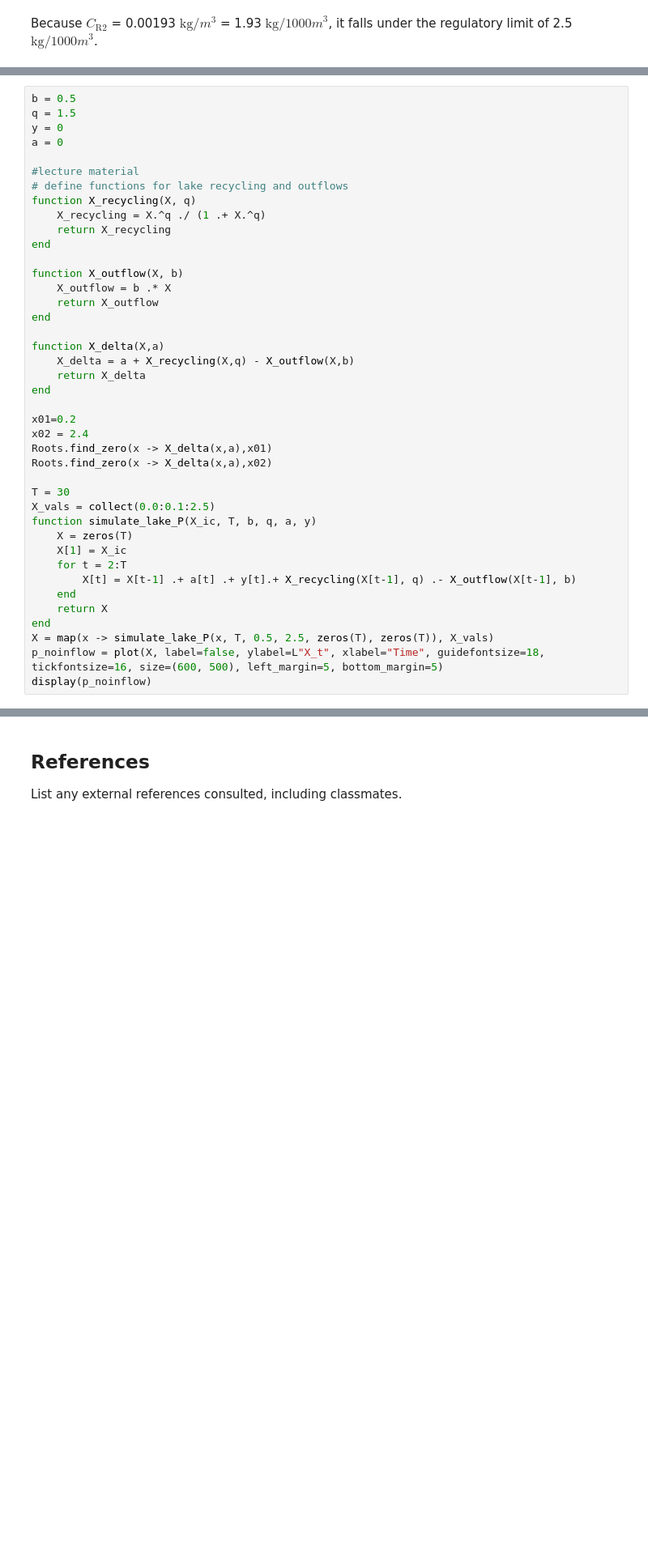
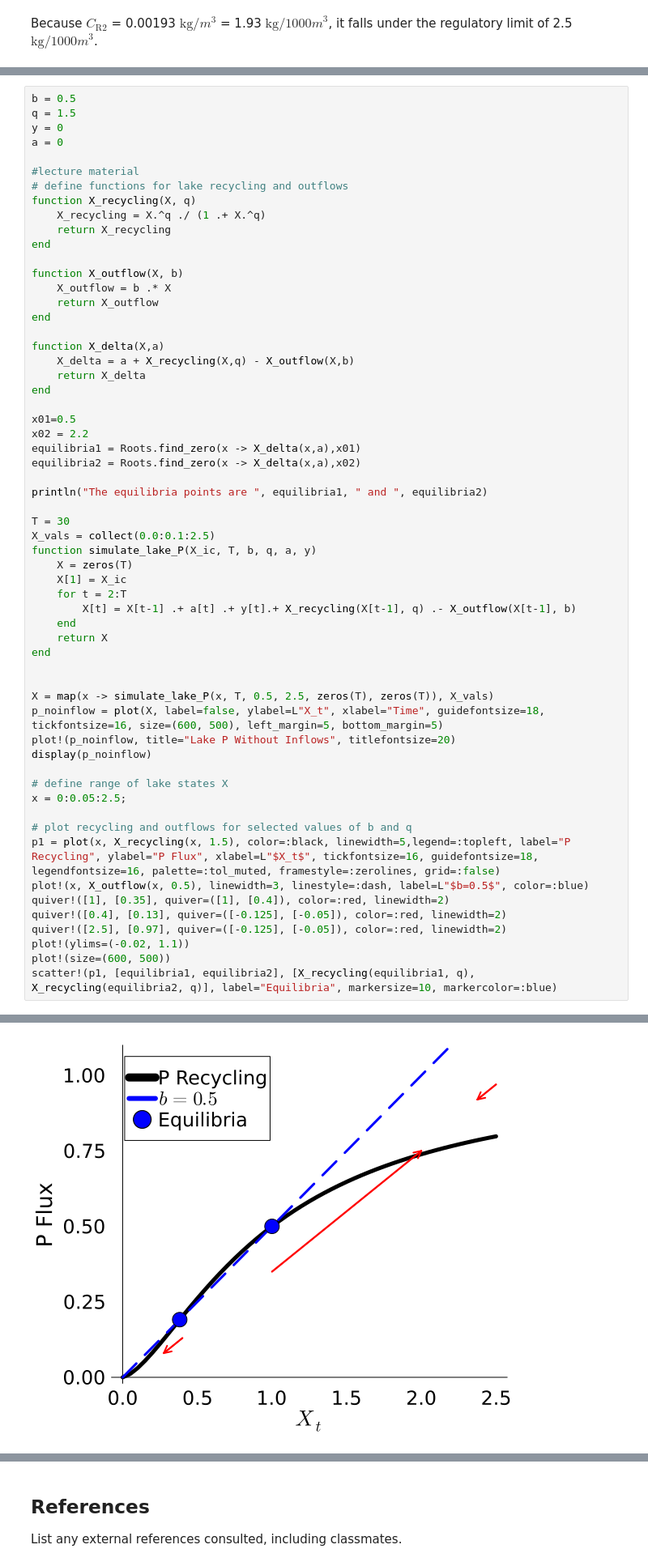
Before and after one commit to BEE4750-FA24/hw2-isa-ma-bay, a Jupyter notebook: hw02.ipynb, the cells around one changed output, grey strips where cells are left out. Shown: that part at 81% size. Saved outputs shown, nothing was run; the diff lists cells and outputs as text; blank space fills up the shorter version.

```diff
--- a/hw02.ipynb
+++ b/hw02.ipynb
@@ -215,10 +215,12 @@ function X_delta(X,a)
     return X_delta
 end
 
-x01=0.2
-x02 = 2.4
-Roots.find_zero(x -> X_delta(x,a),x01)
-Roots.find_zero(x -> X_delta(x,a),x02)
+x01=0.5
+x02 = 2.2
+equilibria1 = Roots.find_zero(x -> X_delta(x,a),x01)
+equilibria2 = Roots.find_zero(x -> X_delta(x,a),x02)
+
+println("The equilibria points are ", equilibria1, " and ", equilibria2)
 
 T = 30
 X_vals = collect(0.0:0.1:2.5)
@@ -230,6 +232,23 @@ function simulate_lake_P(X_ic, T, b, q, a, y)
     end
     return X
 end
+
+
 X = map(x -> simulate_lake_P(x, T, 0.5, 2.5, zeros(T), zeros(T)), X_vals)
 p_noinflow = plot(X, label=false, ylabel=L"X_t", xlabel="Time", guidefontsize=18, tickfontsize=16, size=(600, 500), left_margin=5, bottom_margin=5)
+plot!(p_noinflow, title="Lake P Without Inflows", titlefontsize=20)
 display(p_noinflow)
+
+# define range of lake states X
+x = 0:0.05:2.5;
+
+# plot recycling and outflows for selected values of b and q
+p1 = plot(x, X_recycling(x, 1.5), color=:black, linewidth=5,legend=:topleft, label="P Recycling", ylabel="P Flux", xlabel=L"$X_t$", tickfontsize=16, guidefontsize=18, legendfontsize=16, palette=:tol_muted, framestyle=:zerolines, grid=:false)
+plot!(x, X_outflow(x, 0.5), linewidth=3, linestyle=:dash, label=L"$b=0.5$", color=:blue)
+quiver!([1], [0.35], quiver=([1], [0.4]), color=:red, linewidth=2)
+quiver!([0.4], [0.13], quiver=([-0.125], [-0.05]), color=:red, linewidth=2)
+quiver!([2.5], [0.97], quiver=([-0.125], [-0.05]), color=:red, linewidth=2)
+plot!(ylims=(-0.02, 1.1))
+plot!(size=(600, 500))
+scatter!(p1, [equilibria1, equilibria2], [X_recycling(equilibria1, q), X_recycling(equilibria2, q)], label="Equilibria", markersize=10, markercolor=:blue)
+# %% [output]
@@ -235,0 +256 @@ display(p_noinflow)
+[figure, added]
```
Also changed, not shown: parts of 4 cells of this notebook.
